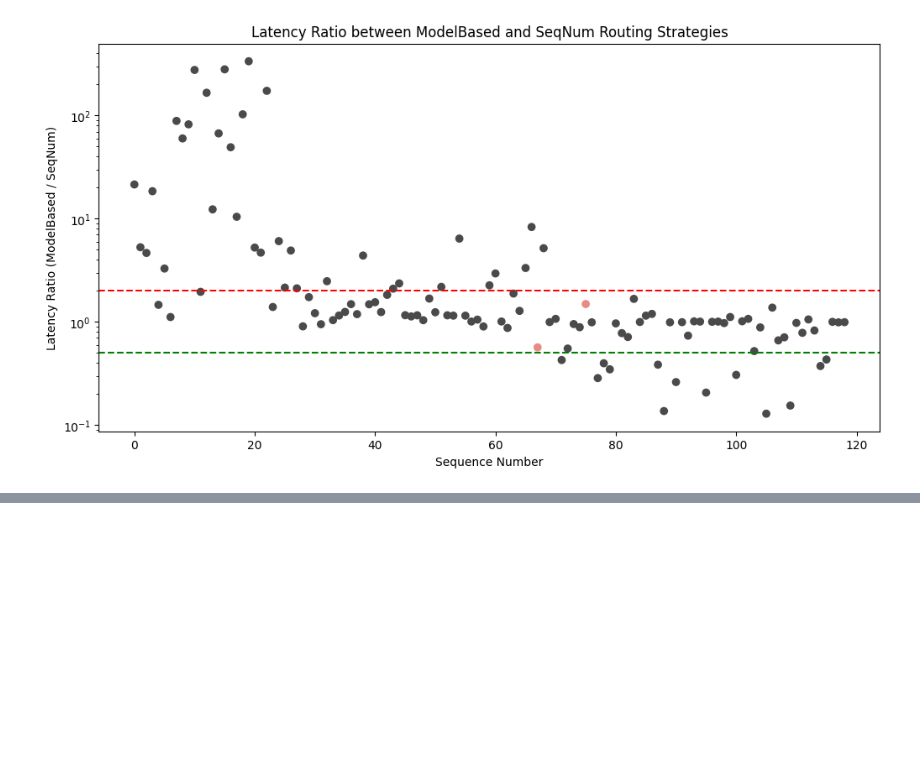
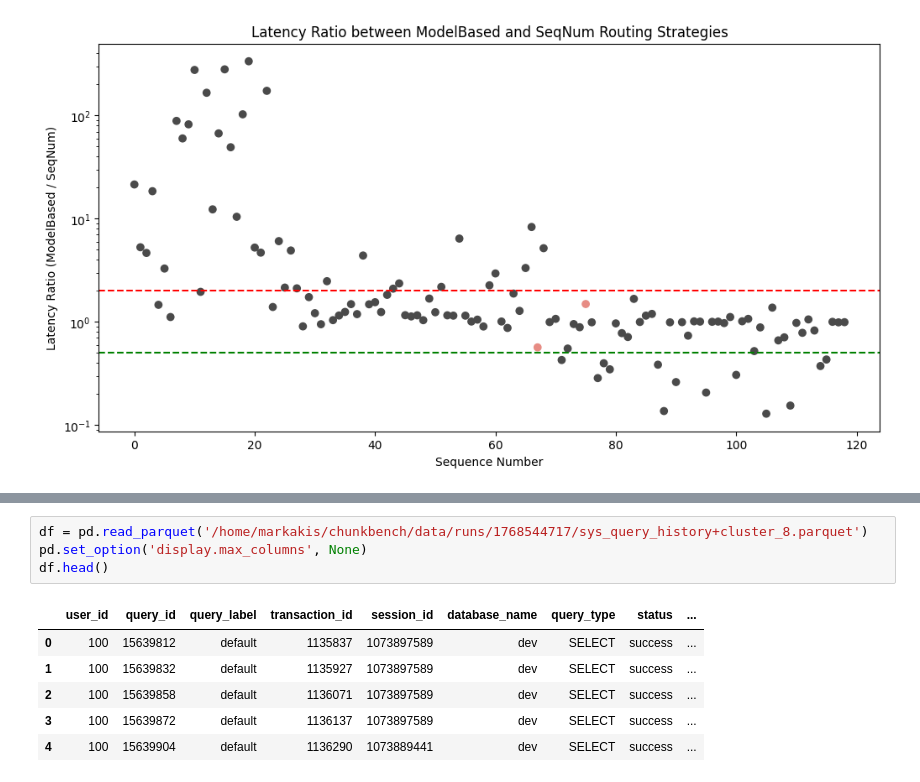
Before and after one commit to mmarkakis/autoslo, a Jupyter notebook: experiments/12_xgboost_distillation/run_comparison.ipynb, the cells around one changed output, grey strips where cells are left out. Drawn from its saved outputs; the diff is of its cells as text; blank space fills up the shorter version.

```diff
--- a/experiments/12_xgboost_distillation/run_comparison.ipynb
+++ b/experiments/12_xgboost_distillation/run_comparison.ipynb
@@ -123,0 +161,11 @@ Text(0.5, 1.0, 'Latency Ratio between ModelBased and SeqNum Routing Strategies')
+# %%
+df = pd.read_parquet('/home/markakis/chunkbench/data/runs/1768544717/sys_query_history+cluster_8.parquet')
+pd.set_option('display.max_columns', None)
+df.head()
+# %% [output]
+|  | user_id | query_id | query_label | transaction_id | session_id | database_name | query_type | status | ... |
+| 0 | 100 | 15639812 | default | 1135837 | 1073897589 | dev | SELECT | success | ... |
+| 1 | 100 | 15639832 | default | 1135927 | 1073897589 | dev | SELECT | success | ... |
+| 2 | 100 | 15639858 | default | 1136071 | 1073897589 | dev | SELECT | success | ... |
+| 3 | 100 | 15639872 | default | 1136137 | 1073897589 | dev | SELECT | success | ... |
+| 4 | 100 | 15639904 | default | 1136290 | 1073889441 | dev | SELECT | success | ... |
```
Also changed, not shown: parts of 3 cells of this notebook, 1 other file.
